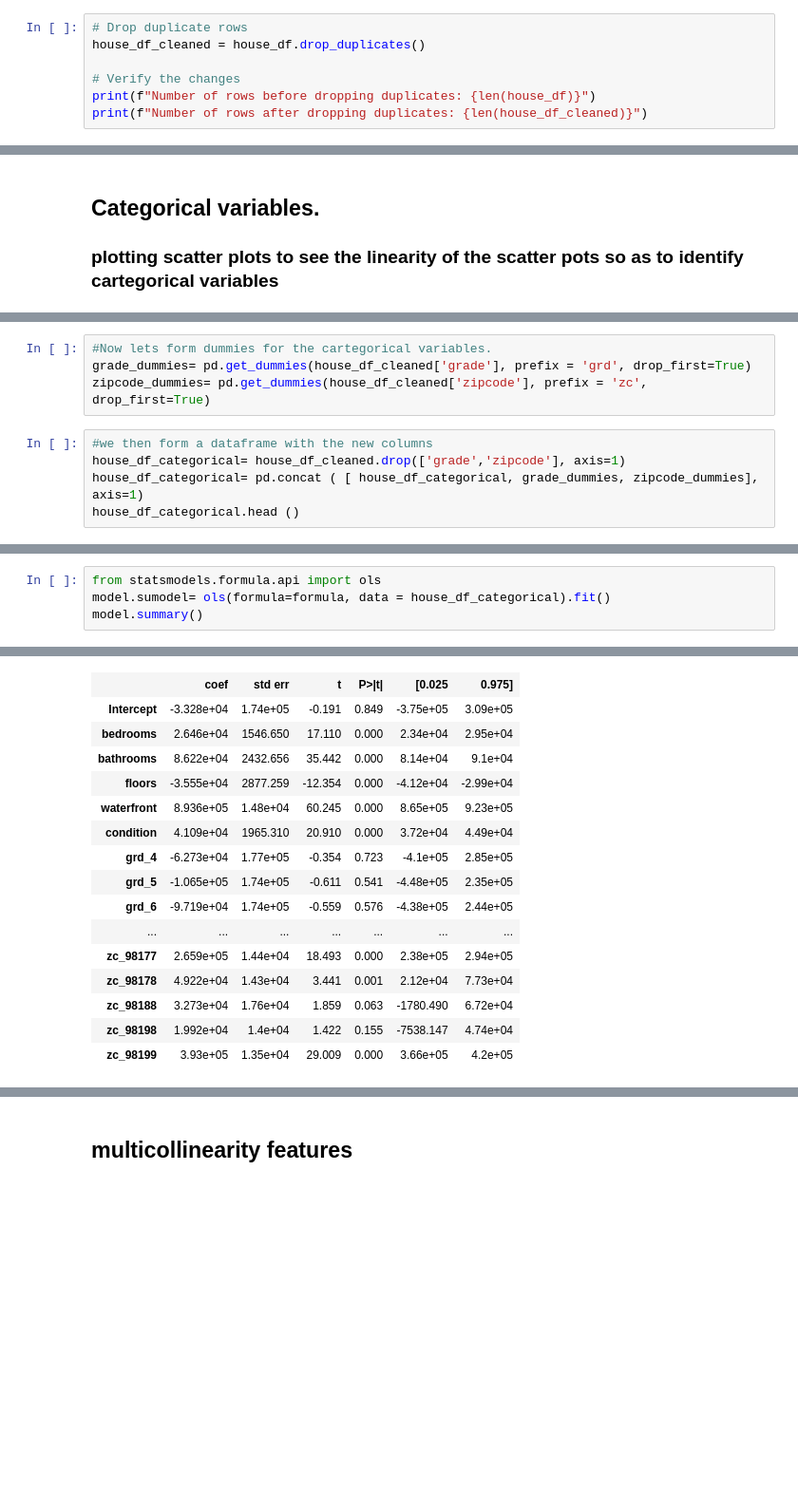
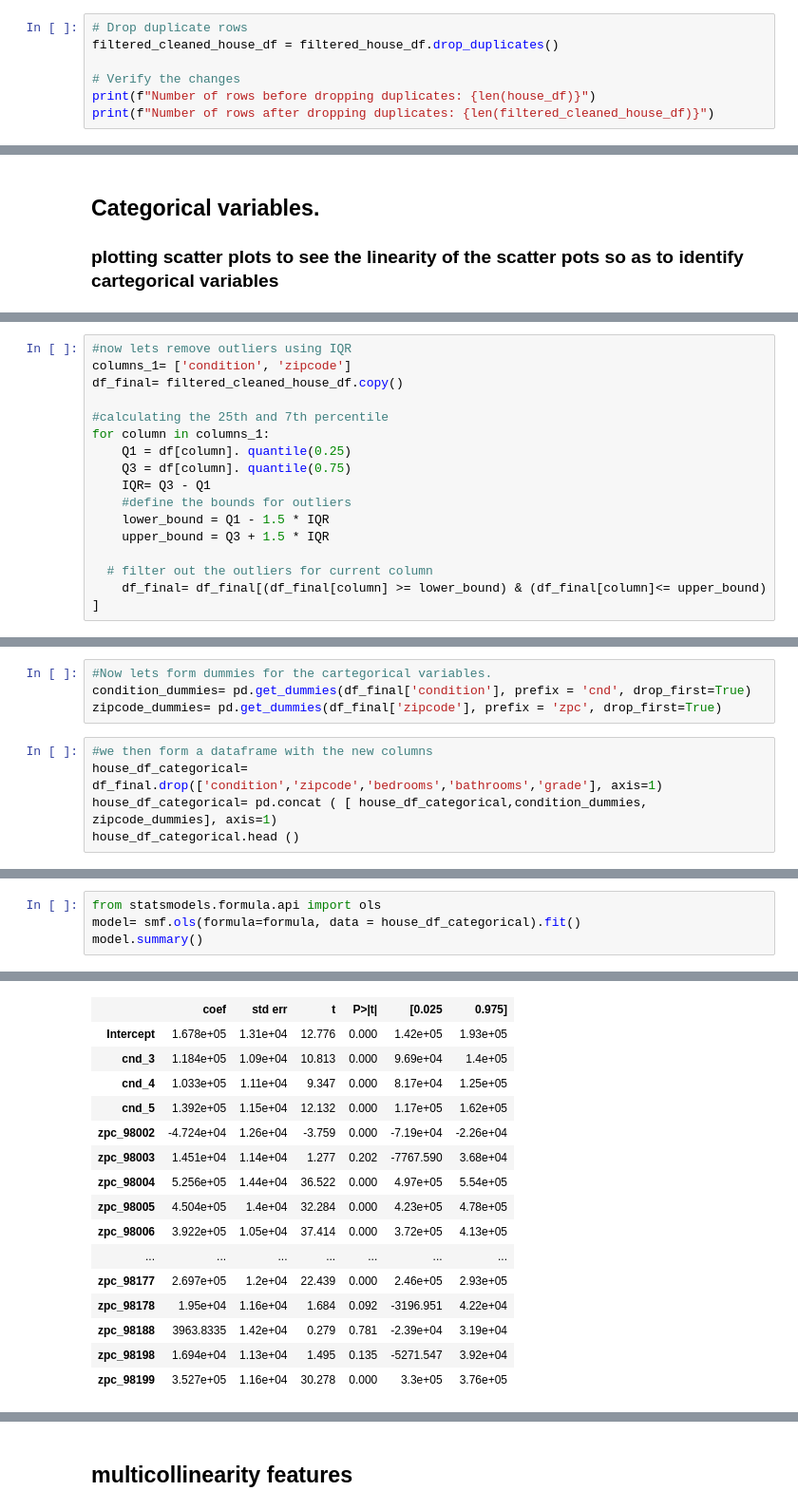
Before and after one commit to ANGI3MAINA/King-County-Housing-Analysis, a Jupyter notebook: Data/Work/Angel.ipynb, the cells around one changed output, grey strips where cells are left out. Shown: that part at 95% size. Cells and saved outputs as stored; diff of their text form; blank space fills up the shorter version.

```diff
--- a/Data/Work/Angel.ipynb
+++ b/Data/Work/Angel.ipynb
@@ -103,9 +90,9 @@ Number of duplicate rows: 508
 # %%
 # Drop duplicate rows
-house_df_cleaned = house_df.drop_duplicates()
+filtered_cleaned_house_df = filtered_house_df.drop_duplicates()
 
 # Verify the changes
 print(f"Number of rows before dropping duplicates: {len(house_df)}")
-print(f"Number of rows after dropping duplicates: {len(house_df_cleaned)}")
+print(f"Number of rows after dropping duplicates: {len(filtered_cleaned_house_df)}")
 # %% [output]
 Number of rows before dropping duplicates: 21597
@@ -163,0 +147,16 @@ From this we learn that, bedrooms and bathrooms may have some linearity function
+# %%
+#now lets remove outliers using IQR
+columns_1= ['condition', 'zipcode']
+df_final= filtered_cleaned_house_df.copy()
+
+#calculating the 25th and 7th percentile
+for column in columns_1:
+    Q1 = df[column]. quantile(0.25)
+    Q3 = df[column]. quantile(0.75)
+    IQR= Q3 - Q1
+    #define the bounds for outliers
+    lower_bound = Q1 - 1.5 * IQR
+    upper_bound = Q3 + 1.5 * IQR
+
+  # filter out the outliers for current column
+    df_final= df_final[(df_final[column] >= lower_bound) & (df_final[column]<= upper_bound) ]
@@ -164,10 +173,10 @@ From this we learn that, bedrooms and bathrooms may have some linearity function
 # %%
 #Now lets form dummies for the cartegorical variables.
-grade_dummies= pd.get_dummies(house_df_cleaned['grade'], prefix = 'grd', drop_first=True)
-zipcode_dummies= pd.get_dummies(house_df_cleaned['zipcode'], prefix = 'zc', drop_first=True)
+condition_dummies= pd.get_dummies(df_final['condition'], prefix = 'cnd', drop_first=True)
+zipcode_dummies= pd.get_dummies(df_final['zipcode'], prefix = 'zpc', drop_first=True)
 # %%
 #we then form a dataframe with the new columns
-house_df_categorical= house_df_cleaned.drop(['grade','zipcode'], axis=1)
-house_df_categorical= pd.concat ( [ house_df_categorical, grade_dummies, zipcode_dummies], axis=1)
+house_df_categorical= df_final.drop(['condition','zipcode','bedrooms','bathrooms','grade'], axis=1)
+house_df_categorical= pd.concat ( [ house_df_categorical,condition_dummies, zipcode_dummies], axis=1)
 house_df_categorical.head ()
 # %% [output]
@@ -204,6 +214,6 @@ formula
 # %%
 from statsmodels.formula.api import ols
-model.sumodel= ols(formula=formula, data = house_df_categorical).fit()
+model= smf.ols(formula=formula, data = house_df_categorical).fit()
 model.summary()
 # %% [output]
 OLS Regression Results
@@ -218,17 +228,17 @@ OLS Regression Results
 | Covariance Type: | nonrobust |  |  |
 |  | coef | std err | t | P>|t| | [0.025 | 0.975] |
-| Intercept | -3.328e+04 | 1.74e+05 | -0.191 | 0.849 | -3.75e+05 | 3.09e+05 |
-| bedrooms | 2.646e+04 | 1546.650 | 17.110 | 0.000 | 2.34e+04 | 2.95e+04 |
-| bathrooms | 8.622e+04 | 2432.656 | 35.442 | 0.000 | 8.14e+04 | 9.1e+04 |
-| floors | -3.555e+04 | 2877.259 | -12.354 | 0.000 | -4.12e+04 | -2.99e+04 |
-| waterfront | 8.936e+05 | 1.48e+04 | 60.245 | 0.000 | 8.65e+05 | 9.23e+05 |
-| condition | 4.109e+04 | 1965.310 | 20.910 | 0.000 | 3.72e+04 | 4.49e+04 |
-| grd_4 | -6.273e+04 | 1.77e+05 | -0.354 | 0.723 | -4.1e+05 | 2.85e+05 |
-| grd_5 | -1.065e+05 | 1.74e+05 | -0.611 | 0.541 | -4.48e+05 | 2.35e+05 |
-| grd_6 | -9.719e+04 | 1.74e+05 | -0.559 | 0.576 | -4.38e+05 | 2.44e+05 |
+| Intercept | 1.678e+05 | 1.31e+04 | 12.776 | 0.000 | 1.42e+05 | 1.93e+05 |
+| cnd_3 | 1.184e+05 | 1.09e+04 | 10.813 | 0.000 | 9.69e+04 | 1.4e+05 |
+| cnd_4 | 1.033e+05 | 1.11e+04 | 9.347 | 0.000 | 8.17e+04 | 1.25e+05 |
+| cnd_5 | 1.392e+05 | 1.15e+04 | 12.132 | 0.000 | 1.17e+05 | 1.62e+05 |
+| zpc_98002 | -4.724e+04 | 1.26e+04 | -3.759 | 0.000 | -7.19e+04 | -2.26e+04 |
+| zpc_98003 | 1.451e+04 | 1.14e+04 | 1.277 | 0.202 | -7767.590 | 3.68e+04 |
+| zpc_98004 | 5.256e+05 | 1.44e+04 | 36.522 | 0.000 | 4.97e+05 | 5.54e+05 |
+| zpc_98005 | 4.504e+05 | 1.4e+04 | 32.284 | 0.000 | 4.23e+05 | 4.78e+05 |
+| zpc_98006 | 3.922e+05 | 1.05e+04 | 37.414 | 0.000 | 3.72e+05 | 4.13e+05 |
 | ... | ... | ... | ... | ... | ... | ... |
-| zc_98177 | 2.659e+05 | 1.44e+04 | 18.493 | 0.000 | 2.38e+05 | 2.94e+05 |
-| zc_98178 | 4.922e+04 | 1.43e+04 | 3.441 | 0.001 | 2.12e+04 | 7.73e+04 |
-| zc_98188 | 3.273e+04 | 1.76e+04 | 1.859 | 0.063 | -1780.490 | 6.72e+04 |
-| zc_98198 | 1.992e+04 | 1.4e+04 | 1.422 | 0.155 | -7538.147 | 4.74e+04 |
-| zc_98199 | 3.93e+05 | 1.35e+04 | 29.009 | 0.000 | 3.66e+05 | 4.2e+05 |
+| zpc_98177 | 2.697e+05 | 1.2e+04 | 22.439 | 0.000 | 2.46e+05 | 2.93e+05 |
+| zpc_98178 | 1.95e+04 | 1.16e+04 | 1.684 | 0.092 | -3196.951 | 4.22e+04 |
+| zpc_98188 | 3963.8335 | 1.42e+04 | 0.279 | 0.781 | -2.39e+04 | 3.19e+04 |
+| zpc_98198 | 1.694e+04 | 1.13e+04 | 1.495 | 0.135 | -5271.547 | 3.92e+04 |
+| zpc_98199 | 3.527e+05 | 1.16e+04 | 30.278 | 0.000 | 3.3e+05 | 3.76e+05 |
```
Also changed, not shown: parts of 18 cells of this notebook.
